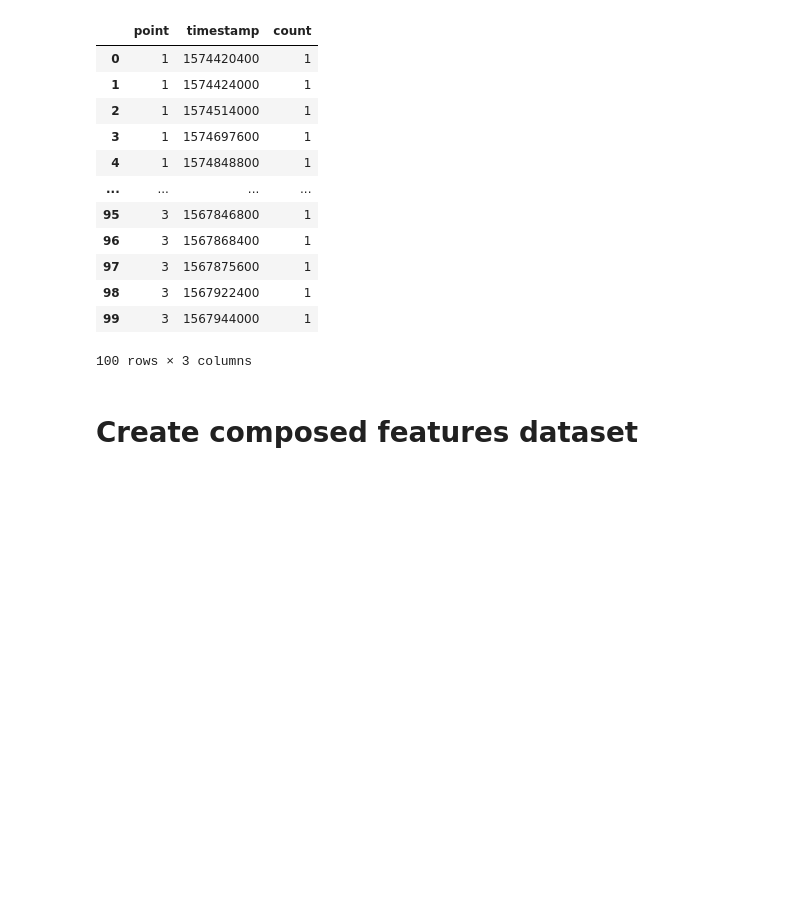
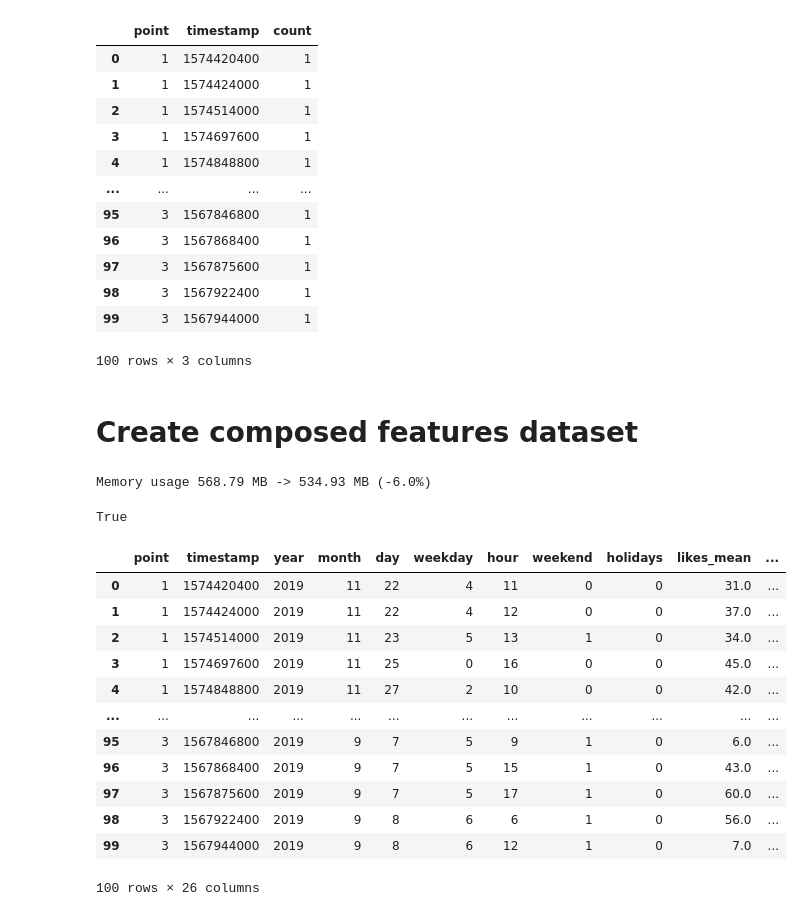
Before and after one commit to DmitryPogrebnoy/IndustrialML_ITMO, a Jupyter notebook: task1/preprocess.ipynb, the cells around one changed output. Cells and saved outputs as stored; diff of their text form; code cells hidden in the pictures; blank space fills up the shorter version.

```diff
--- a/task1/preprocess.ipynb
+++ b/task1/preprocess.ipynb
@@ -444,3 +454,45 @@ posts_count_df.head(100)
 posts_count_df.to_csv("./data/target.csv", index=None)
 # %% [markdown]
 # Create composed features dataset
+# %%
+train_df = optimize_memory(simple_posts_features_df.merge(
+    posts_count_df, how="left", left_on=["point", "timestamp"], right_on=["point", "timestamp"]
+))
+train_df.drop(columns=["point", "timestamp"], inplace=True)
+columns = []
+for column in train_df.columns.values:
+    if isinstance(column, str):
+        columns.append(column)
+    else:
+        name, suff = column
+        if name[-4:] == "_cnt":
+            name = name[:-4]
+        if name[-5:] == "count":
+            name = name[:-5]
+        if len(suff) == 0:
+            columns.append(name)
+        else:
+            columns.append(name + "_" + suff)
+train_df.columns = columns
+# %% [output]
+Memory usage 568.79 MB -> 534.93 MB (-6.0%)
+# %%
+train_df.shape[0] == posts_count_df.shape[0]
+# %% [output]
+True
+# %%
+train_df.head(100)
+# %% [output]
+|  | point | timestamp | year | month | day | weekday | hour | weekend | holidays | likes_mean | ... |
+| 0 | 1 | 1574420400 | 2019 | 11 | 22 | 4 | 11 | 0 | 0 | 31.0 | ... |
+| 1 | 1 | 1574424000 | 2019 | 11 | 22 | 4 | 12 | 0 | 0 | 37.0 | ... |
+| 2 | 1 | 1574514000 | 2019 | 11 | 23 | 5 | 13 | 1 | 0 | 34.0 | ... |
+| 3 | 1 | 1574697600 | 2019 | 11 | 25 | 0 | 16 | 0 | 0 | 45.0 | ... |
+| 4 | 1 | 1574848800 | 2019 | 11 | 27 | 2 | 10 | 0 | 0 | 42.0 | ... |
+| ... | ... | ... | ... | ... | ... | ... | ... | ... | ... | ... | ... |
+| 95 | 3 | 1567846800 | 2019 | 9 | 7 | 5 | 9 | 1 | 0 | 6.0 | ... |
+| 96 | 3 | 1567868400 | 2019 | 9 | 7 | 5 | 15 | 1 | 0 | 43.0 | ... |
+| 97 | 3 | 1567875600 | 2019 | 9 | 7 | 5 | 17 | 1 | 0 | 60.0 | ... |
+| 98 | 3 | 1567922400 | 2019 | 9 | 8 | 6 | 6 | 1 | 0 | 56.0 | ... |
+| 99 | 3 | 1567944000 | 2019 | 9 | 8 | 6 | 12 | 1 | 0 | 7.0 | ... |
+100 rows × 26 columns
```
Also changed, not shown: parts of 17 cells of this notebook.
